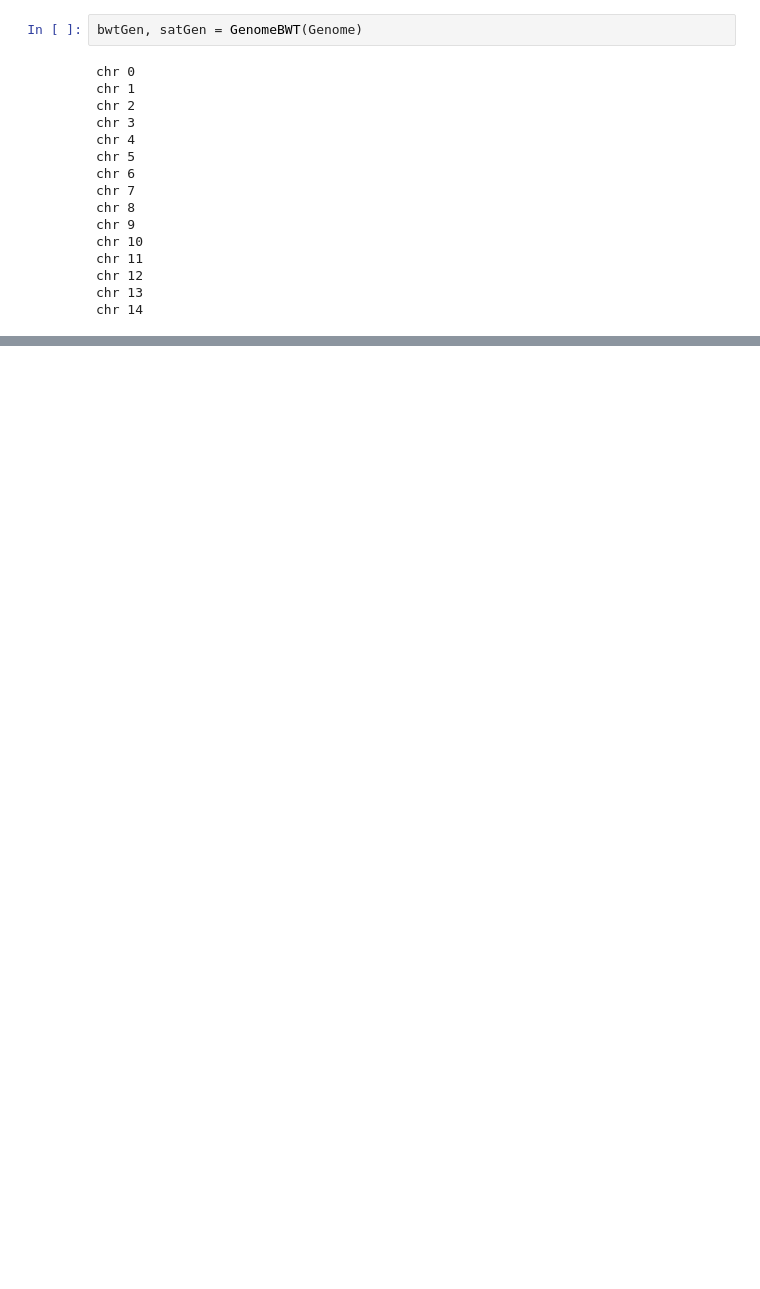
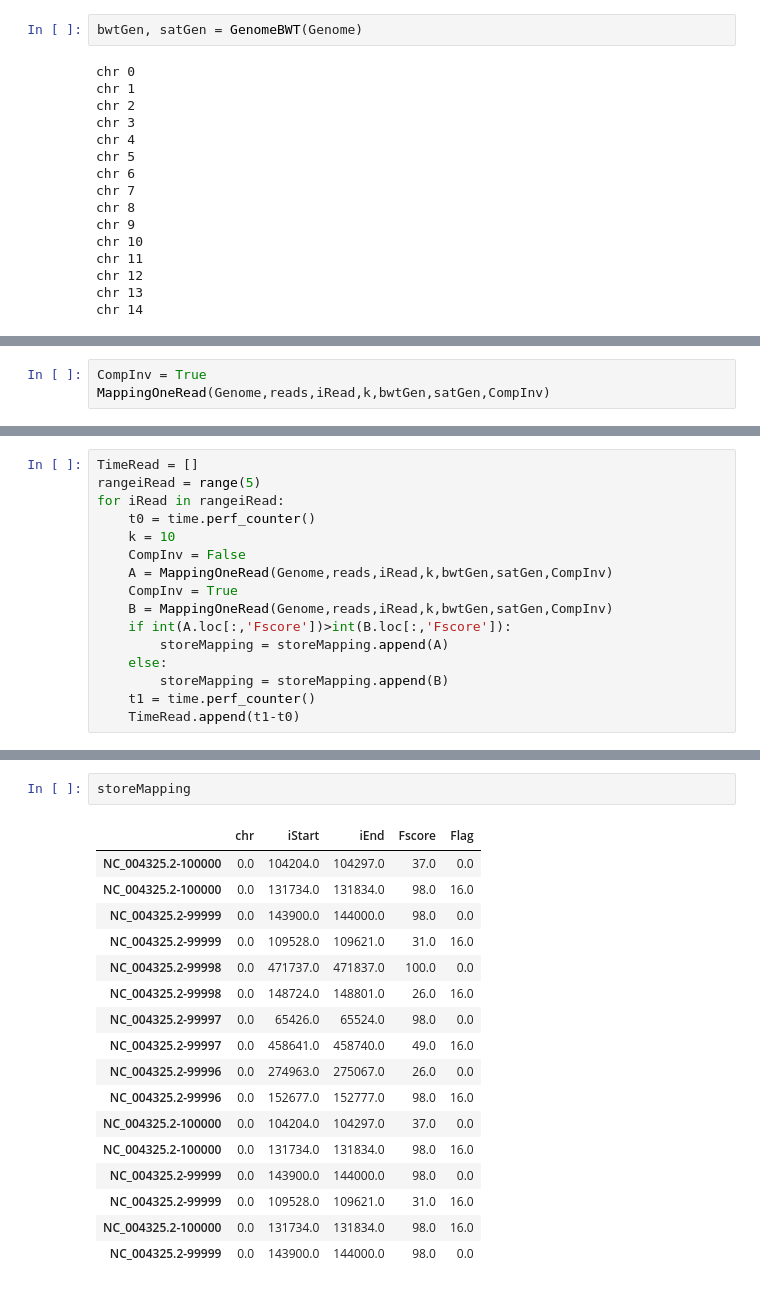
Before and after one commit to IanPellet/Mapping, a Jupyter notebook: MappingAlgorithm.ipynb, the cells around one changed output, grey strips where cells are left out. Drawn from its saved outputs; the diff is of its cells as text; blank space fills up the shorter version.

```diff
--- a/MappingAlgorithm.ipynb
+++ b/MappingAlgorithm.ipynb
@@ -686,0 +705,3 @@ NC_004325.2-99998  14.0  8847.0  8932.0    42.0
+# %%
+CompInv = True
+MappingOneRead(Genome,reads,iRead,k,bwtGen,satGen,CompInv)
@@ -686,0 +733,16 @@ NC_004325.2-99998  14.0  8847.0  8932.0    42.0
+# %%
+TimeRead = []
+rangeiRead = range(5)
+for iRead in rangeiRead:
+    t0 = time.perf_counter()
+    k = 10
+    CompInv = False
+    A = MappingOneRead(Genome,reads,iRead,k,bwtGen,satGen,CompInv)
+    CompInv = True
+    B = MappingOneRead(Genome,reads,iRead,k,bwtGen,satGen,CompInv)
+    if int(A.loc[:,'Fscore'])>int(B.loc[:,'Fscore']):
+        storeMapping = storeMapping.append(A)
+    else:
+        storeMapping = storeMapping.append(B)
+    t1 = time.perf_counter()
+    TimeRead.append(t1-t0)
@@ -686,0 +768,20 @@ NC_004325.2-99998  14.0  8847.0  8932.0    42.0
+# %%
+storeMapping
+# %% [output]
+|  | chr | iStart | iEnd | Fscore | Flag |
+| NC_004325.2-100000 | 0.0 | 104204.0 | 104297.0 | 37.0 | 0.0 |
+| NC_004325.2-100000 | 0.0 | 131734.0 | 131834.0 | 98.0 | 16.0 |
+| NC_004325.2-99999 | 0.0 | 143900.0 | 144000.0 | 98.0 | 0.0 |
+| NC_004325.2-99999 | 0.0 | 109528.0 | 109621.0 | 31.0 | 16.0 |
+| NC_004325.2-99998 | 0.0 | 471737.0 | 471837.0 | 100.0 | 0.0 |
+| NC_004325.2-99998 | 0.0 | 148724.0 | 148801.0 | 26.0 | 16.0 |
+| NC_004325.2-99997 | 0.0 | 65426.0 | 65524.0 | 98.0 | 0.0 |
+| NC_004325.2-99997 | 0.0 | 458641.0 | 458740.0 | 49.0 | 16.0 |
+| NC_004325.2-99996 | 0.0 | 274963.0 | 275067.0 | 26.0 | 0.0 |
+| NC_004325.2-99996 | 0.0 | 152677.0 | 152777.0 | 98.0 | 16.0 |
+| NC_004325.2-100000 | 0.0 | 104204.0 | 104297.0 | 37.0 | 0.0 |
+| NC_004325.2-100000 | 0.0 | 131734.0 | 131834.0 | 98.0 | 16.0 |
+| NC_004325.2-99999 | 0.0 | 143900.0 | 144000.0 | 98.0 | 0.0 |
+| NC_004325.2-99999 | 0.0 | 109528.0 | 109621.0 | 31.0 | 16.0 |
+| NC_004325.2-100000 | 0.0 | 131734.0 | 131834.0 | 98.0 | 16.0 |
+| NC_004325.2-99999 | 0.0 | 143900.0 | 144000.0 | 98.0 | 0.0 |
```
Also changed, not shown: parts of 37 cells of this notebook.
